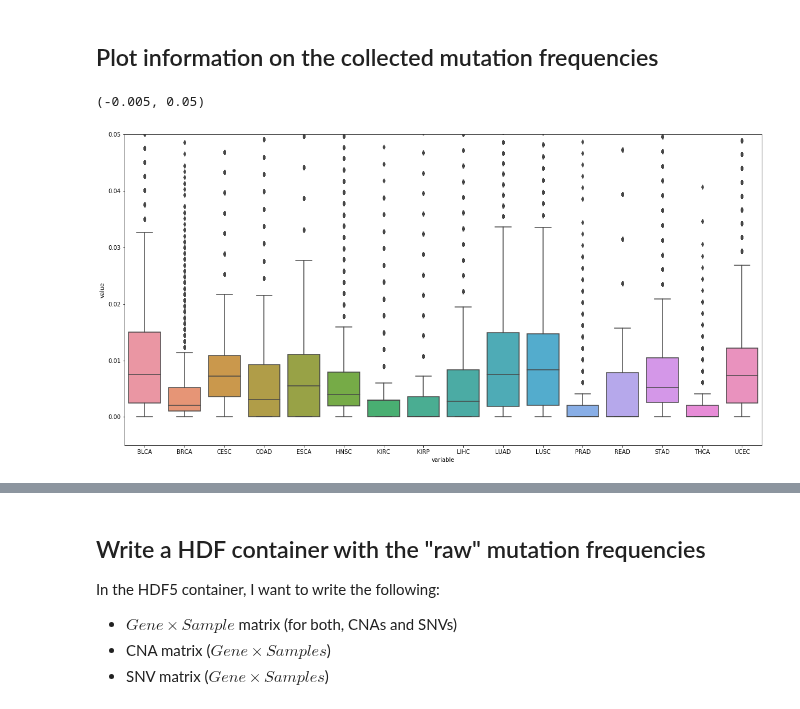
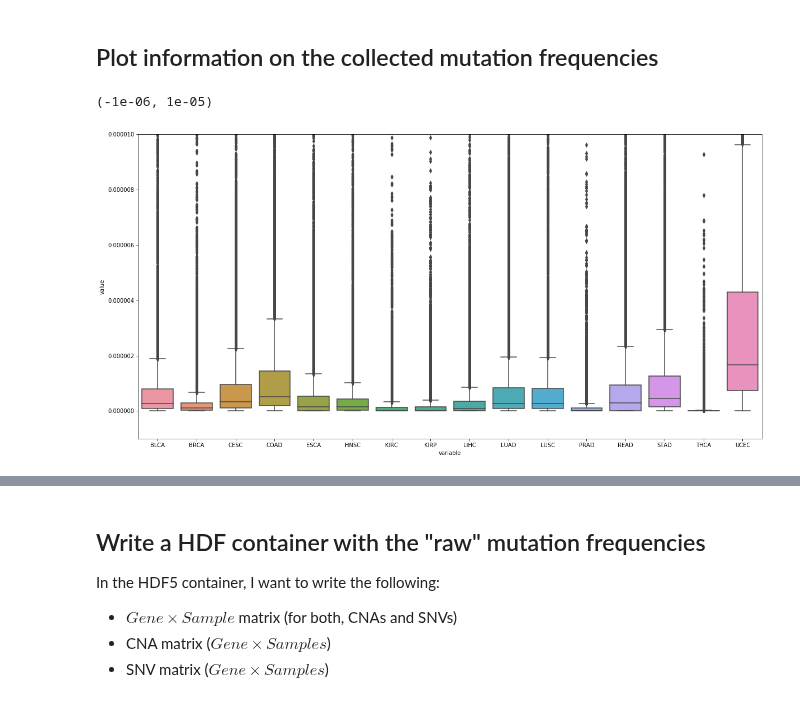
Before and after one commit to schulter/EMOGI, a Jupyter notebook: pancancer/mutfreq/preprocess_mutation_freqs.ipynb, the cells around one changed output, grey strips where cells are left out. Drawn from its saved outputs; the diff is of its cells as text; code cells hidden in the pictures.

Commit message:
Normalization for gene length now possible.

```diff
--- a/pancancer/mutfreq/preprocess_mutation_freqs.ipynb
+++ b/pancancer/mutfreq/preprocess_mutation_freqs.ipynb
@@ -22,6 +23,7 @@ examples.directory is deprecated; in the future, examples will be found relative
 # %%
 ULTRA_MUTATED_SAMPLES_THRESHOLD = 1000
 USE_CNAS = False
+NORMALIZE_FOR_GENE_LENGTH = True
 # %% [markdown]
 ## Preprocessing SNVs
 I downloaded one MAF file from TCGA. Those files have to be pre-processed, roughly following the data processing from HotNet2.
@@ -35,8 +36,8 @@ I decided to do the following steps:
 # %%
 trim_fun = lambda x: '-'.join(str(x).split('-')[:4]) # TCGA barcode including sample
 
-def get_gene_sample_matrix(path, ultra_mutators):
-    maf = pd.read_csv(path, compression='gzip', sep='\t', comment='#', header=0)
+def get_gene_sample_matrix(path, ultra_mutators, gene_lengths=None):
+    maf = pd.read_csv(path, compression='gzip', sep='\t', comment='#', header=0, low_memory=)
     non_silent = maf[maf.Variant_Classification != 'Silent'] # remove silent mutations
     print ("Removed {} (of {}) mutations because they are silent".format(maf.shape[0]-non_silent.shape[0],
                                                                          maf.shape[0]))
@@ -60,4 +61,31 @@ def get_gene_sample_matrix(path, ultra_mutators):
                                    ).sum(axis=1) == maf_no_ultra.groupby('Hugo_Symbol').count().Tumor_Sample_Barcode).all())
     gene_sample_matrix = gene_barcode_mat.pivot(index='Hugo_Symbol', columns='Tumor_Sample_Barcode', values='count').replace(np.NaN, 0)
 
-    return gene_sample_matrix
+    # lastly, normalize for gene length if requested
+    if not gene_lengths is None:
+        gene_sample_matrix_length = gene_sample_matrix.join(gene_lengths).fillna(1) # join with length (to enforce same order)
+        gene_sample_matrix_normalized = gene_sample_matrix_length.divide(gene_sample_matrix_length.length.values, axis=0) # normalize
+        assert ((gene_sample_matrix_normalized.length == 1).all()) # assert that length is now 1 (divided by itself)
+        gene_sample_matrix_normalized.drop('length', axis=1, inplace=True) # remove the length
+        return gene_sample_matrix_normalized
+    else:
+        return gene_sample_matrix
+# %%
+if NORMALIZE_FOR_GENE_LENGTH:
+    annotation_gencode = pd.read_csv('../../data/pancancer/gencode/gencode.v28.basic.annotation.gff3',
+                                     comment='#', sep='\t', skiprows=7,header=None,
+                                     names=['chr', 'source', 'type', 'start', 'end', 'score', 'strand', 'phase', 'attr']
+                                    )
+    annotation_gencode = annotation_gencode[annotation_gencode.type == 'gene']
+    annotation_gencode['length'] = np.abs(annotation_gencode.end - annotation_gencode.start)
+    def get_hugo_symbol(row):
+        s = row.attr
+        for elem in s.split(';'):
+            if elem.startswith('gene_name'):
+                return elem.split('=')[1].strip()
+        return None
+    annotation_gencode['Hugo_Symbol'] = annotation_gencode.apply(get_hugo_symbol, axis=1)
+    gene_lengths = annotation_gencode[['Hugo_Symbol', 'length']].drop_duplicates(subset='Hugo_Symbol').set_index('Hugo_Symbol')
+    gene_lengths.head()
+else:
+    gene_lengths = None
@@ -71,7 +107,10 @@ for dname in os.listdir(base_dir):
     if os.path.isdir(ctype_dir):
         for maffile in os.listdir(ctype_dir):
             if maffile.endswith('.maf.gz'):
-                gene_sample_matrix = get_gene_sample_matrix(os.path.join(ctype_dir, maffile), ultra_mutators=ultra_mutator_file)
+                gene_sample_matrix = get_gene_sample_matrix(os.path.join(ctype_dir, maffile),
+                                                            ultra_mutators=ultra_mutator_file,
+                                                            gene_lengths=gene_lengths
+                                                           )
                 all_matrices.append(gene_sample_matrix)
                 ctype = maffile.split('.')[1]
                 print ("Processed {} with {} samples".format(ctype, gene_sample_matrix.shape[1]))
@@ -413,8 +452,8 @@ mean_mut_freqs.head()
 # %%
 fig = plt.figure(figsize=(20, 10))
 sns.boxplot(x='variable', y='value', data=pd.melt(mean_mut_freqs, id_vars='Name'))
-plt.ylim([-0.005, 0.05])
+plt.ylim([-0.000001, 0.00001])
 # %% [output]
-(-0.005, 0.05)
+(-1e-06, 1e-05)
-[figure, old version]
+[figure, new version]
 # %%
```
Also changed, not shown: parts of 15 cells of this notebook.
